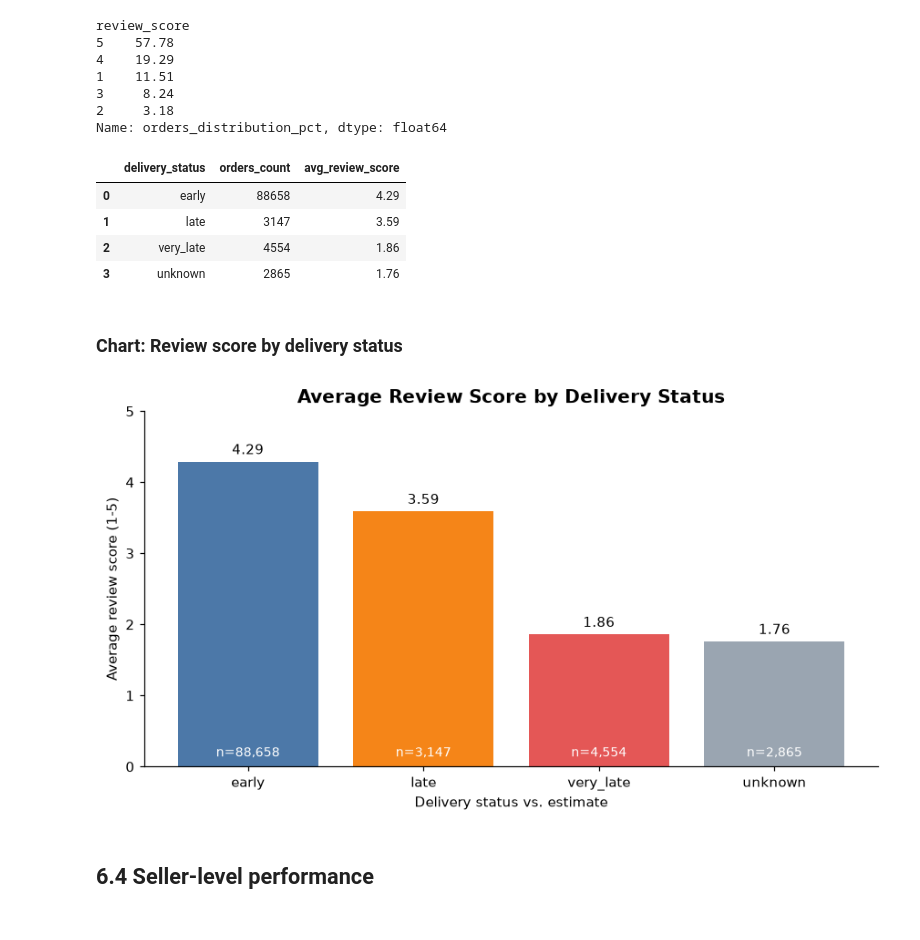
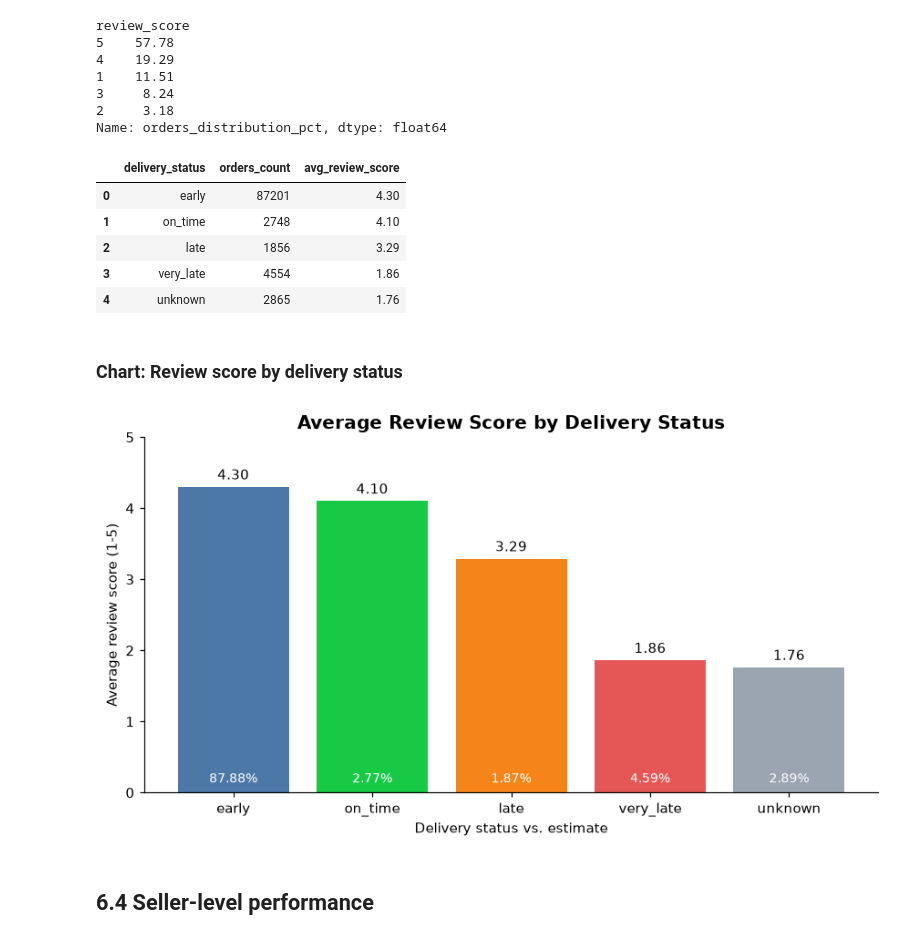
Before and after one commit to bluesparrow-bit/DataPlaygrounds, a Jupyter notebook: HVIA/2-olist.ipynb, the cells around one changed output. Cells and saved outputs as stored; diff of their text form; code cells hidden in the pictures.

Commit message:
HVIA post review fix | Solve No_SQL_Assignment_2.js

```diff
--- a/HVIA/2-olist.ipynb
+++ b/HVIA/2-olist.ipynb
@@ -14,7 +14,7 @@ plt.rcParams.update({
     'axes.titleweight': 'bold',
     'axes.labelsize': 10,
 })
-BLUE, ORANGE, RED, GREY = '#4C78A8', '#F58518', '#E45756', '#9AA5B1'
+BLUE, ORANGE, RED, GREY, GREEN = '#4C78A8', '#F58518', '#E45756', '#9AA5B1', "#18C946"
 # %%
 customers = pd.read_csv('olist_data/olist_customers_dataset.csv')
 geolocation = pd.read_csv('olist_data/olist_geolocation_dataset.csv')
@@ -615,9 +615,9 @@ def delivery_categorization(x):
     if pd.isna(x):
         return 'unknown'
     delay_days = x.total_seconds() / 86400
-    if delay_days < 0:
+    if delay_days < -1:
         return 'early'
-    if delay_days == 0:
+    if delay_days <= 1:
         return 'on_time'
     if delay_days <= 4:
         return 'late'
@@ -631,40 +631,41 @@ review_score_and_delays = review_score_and_delays.groupby('delivery_status').agg
 review_score_and_delays
 # %% [output]
 |  | delivery_status | orders_count | avg_review_score |
-| 0 | early | 88658 | 4.29 |
-| 1 | late | 3147 | 3.59 |
-| 2 | very_late | 4554 | 1.86 |
-| 3 | unknown | 2865 | 1.76 |
+| 0 | early | 87201 | 4.30 |
+| 1 | on_time | 2748 | 4.10 |
+| 2 | late | 1856 | 3.29 |
+| 3 | very_late | 4554 | 1.86 |
+| 4 | unknown | 2865 | 1.76 |
 # %% [markdown]
 ### Chart: Review score by delivery status
 # %%
 # Average review score for each delivery-status group.
 # This is the clearest link between operations and customer satisfaction.
 # Groups with no orders (e.g. exactly on time) are skipped automatically.
 
 status_order = ['early', 'on_time', 'late', 'very_late', 'unknown']
 review_plot = (review_score_and_delays
             .set_index('delivery_status')
             .reindex(status_order)
             .dropna(subset=['avg_review_score']))
 
-colors = {'early': BLUE, 'on_time': BLUE, 'late': ORANGE, 'very_late': RED, 'unknown': GREY}
+colors = {'early': BLUE, 'on_time': GREEN, 'late': ORANGE, 'very_late': RED, 'unknown': GREY}
 
 fig, ax = plt.subplots(figsize=(8, 4.5))
 bars = ax.bar(review_plot.index, review_plot['avg_review_score'],
-              color=[colors[s] for s in review_plot.index])
+                color=[colors[s] for s in review_plot.index])
 ax.bar_label(bars, fmt='%.2f', padding=3)
-for bar, n in zip(bars, review_plot['orders_count']):
-    ax.text(bar.get_x() + bar.get_width() / 2, 0.1, f'n={int(n):,}',
+for bar, n in zip(bars, review_plot['orders_count']/99224 * 100):
+    ax.text(bar.get_x() + bar.get_width() / 2, 0.1, f'{float(n):.2f}%',
             ha='center', va='bottom', color='white', fontsize=9)
 ax.set_ylim(0, 5)
 ax.set_ylabel('Average review score (1-5)')
 ax.set_xlabel('Delivery status vs. estimate')
 ax.set_title('Average Review Score by Delivery Status')
 plt.tight_layout()
 plt.show()
 # %% [output]
-[figure, old version]
+[figure, new version]
 # %% [markdown]
 ## 6.4 Seller-level performance
 # %%
```
Also changed, not shown: parts of 4 cells of this notebook, 3 other files.
